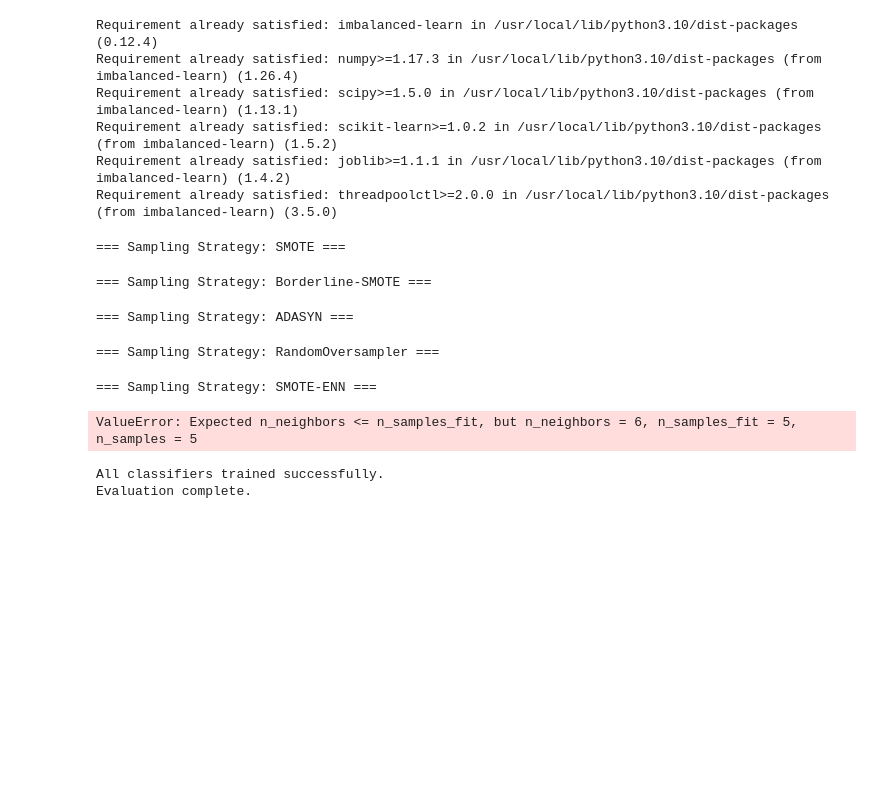
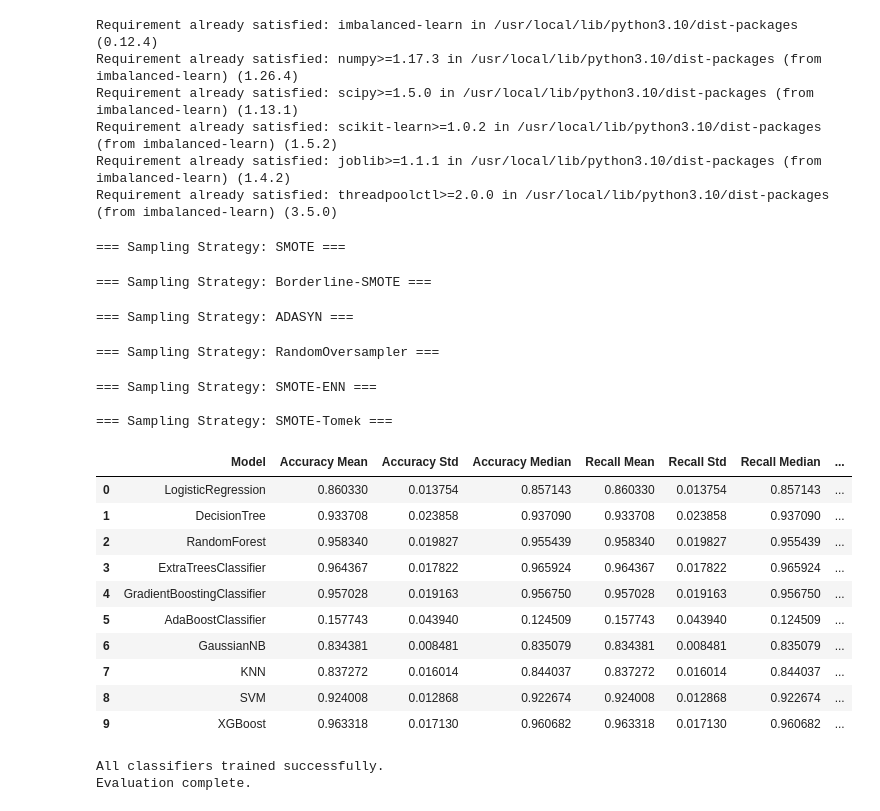
Before and after one commit to stef4k/train-maintenance-data-mining, a Jupyter notebook: text_classification.ipynb, the cells around one changed output. Saved outputs shown, nothing was run; the diff lists cells and outputs as text; code cells hidden in the pictures; blank space fills up the shorter version.

```diff
--- a/text_classification.ipynb
+++ b/text_classification.ipynb
@@ -265,8 +265,8 @@ sampling_strategies = {
     "Borderline-SMOTE": BorderlineSMOTE(sampling_strategy='auto', random_state=1, k_neighbors=3),
     "ADASYN": ADASYN(sampling_strategy='auto', random_state=1, n_neighbors=3),
     "RandomOversampler": RandomOverSampler(sampling_strategy='auto', random_state=1),
-    "SMOTE-ENN": SMOTEENN(sampling_strategy='auto', random_state=1, k_neighbors=2),
-    "SMOTE-Tomek": SMOTETomek(sampling_strategy='auto', random_state=1, k_neighbors=2)
+    "SMOTE-ENN": SMOTEENN(sampling_strategy='auto', random_state=1),
+    "SMOTE-Tomek": SMOTETomek(sampling_strategy='auto', random_state=1)
 }
 
 
@@ -282,7 +282,7 @@ for name, sampler in tqdm(sampling_strategies.items()):
       X_res, y_res = sampler.fit_resample(embeddings, target_e)
 
       experiment = SCNB()
-      results['name'] = experiment.evaluate_models(X_res.toarray(), y_res)
+      results[name] = experiment.evaluate_models(X_res.toarray(), y_res)
       experiment.reset_models()
     except Exception as e:
       pass
@@ -292,5 +292,20 @@ for name, sampler in tqdm(sampling_strategies.items()):
 === Sampling Strategy: ADASYN ===
 === Sampling Strategy: RandomOversampler ===
 === Sampling Strategy: SMOTE-ENN ===
+
+=== Sampling Strategy: SMOTE-Tomek ===
-ValueError: Expected n_neighbors <= n_samples_fit, but n_neighbors = 6, n_samples_fit = 5, n_samples = 5
+# %%
+results['RandomOversampler']
+# %% [output]
+|  | Model | Accuracy Mean | Accuracy Std | Accuracy Median | Recall Mean | Recall Std | Recall Median | ... |
+| 0 | LogisticRegression | 0.860330 | 0.013754 | 0.857143 | 0.860330 | 0.013754 | 0.857143 | ... |
+| 1 | DecisionTree | 0.933708 | 0.023858 | 0.937090 | 0.933708 | 0.023858 | 0.937090 | ... |
+| 2 | RandomForest | 0.958340 | 0.019827 | 0.955439 | 0.958340 | 0.019827 | 0.955439 | ... |
+| 3 | ExtraTreesClassifier | 0.964367 | 0.017822 | 0.965924 | 0.964367 | 0.017822 | 0.965924 | ... |
+| 4 | GradientBoostingClassifier | 0.957028 | 0.019163 | 0.956750 | 0.957028 | 0.019163 | 0.956750 | ... |
+| 5 | AdaBoostClassifier | 0.157743 | 0.043940 | 0.124509 | 0.157743 | 0.043940 | 0.124509 | ... |
+| 6 | GaussianNB | 0.834381 | 0.008481 | 0.835079 | 0.834381 | 0.008481 | 0.835079 | ... |
+| 7 | KNN | 0.837272 | 0.016014 | 0.844037 | 0.837272 | 0.016014 | 0.844037 | ... |
+| 8 | SVM | 0.924008 | 0.012868 | 0.922674 | 0.924008 | 0.012868 | 0.922674 | ... |
+| 9 | XGBoost | 0.963318 | 0.017130 | 0.960682 | 0.963318 | 0.017130 | 0.960682 | ... |
 # %%
```
Also changed, not shown: parts of 1 cell of this notebook.
